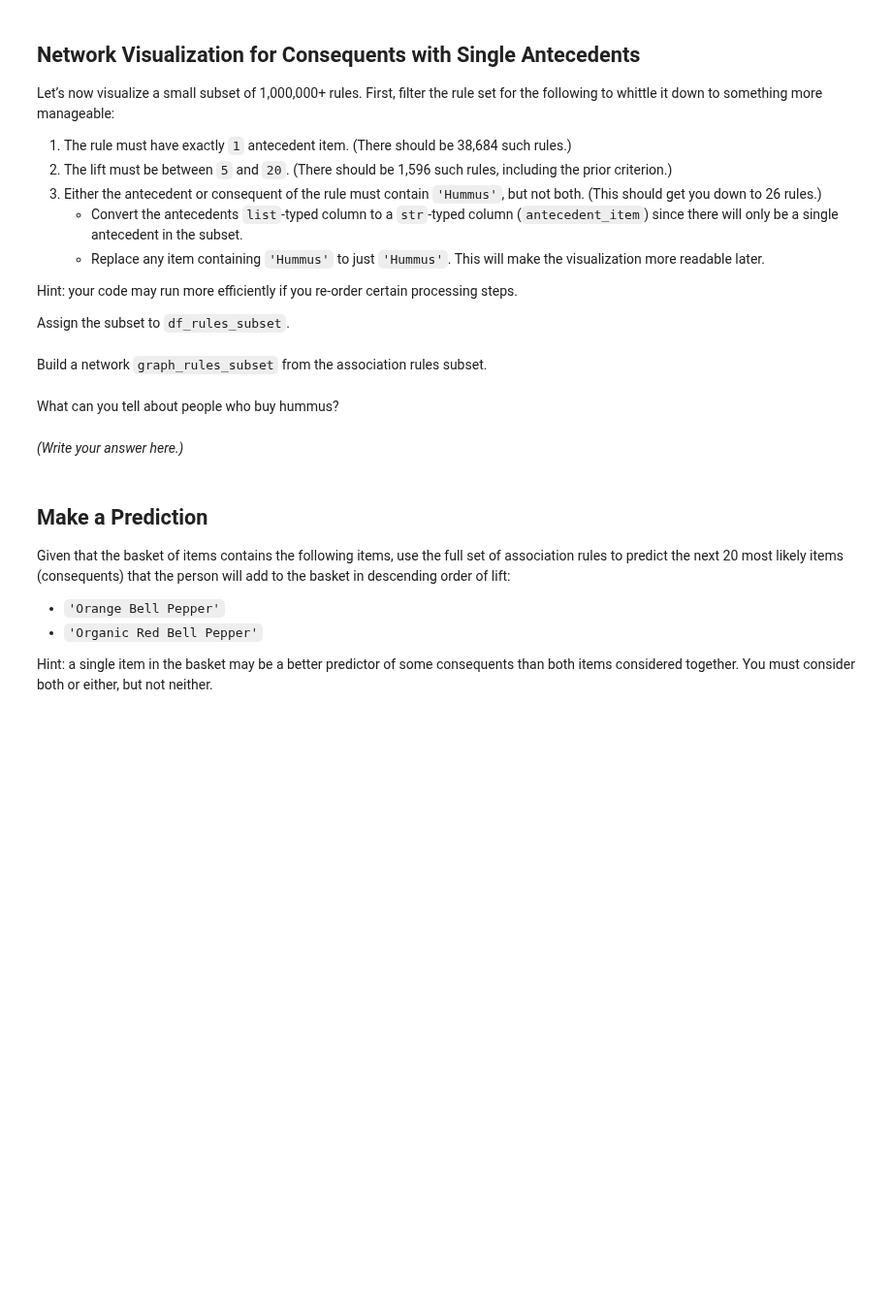
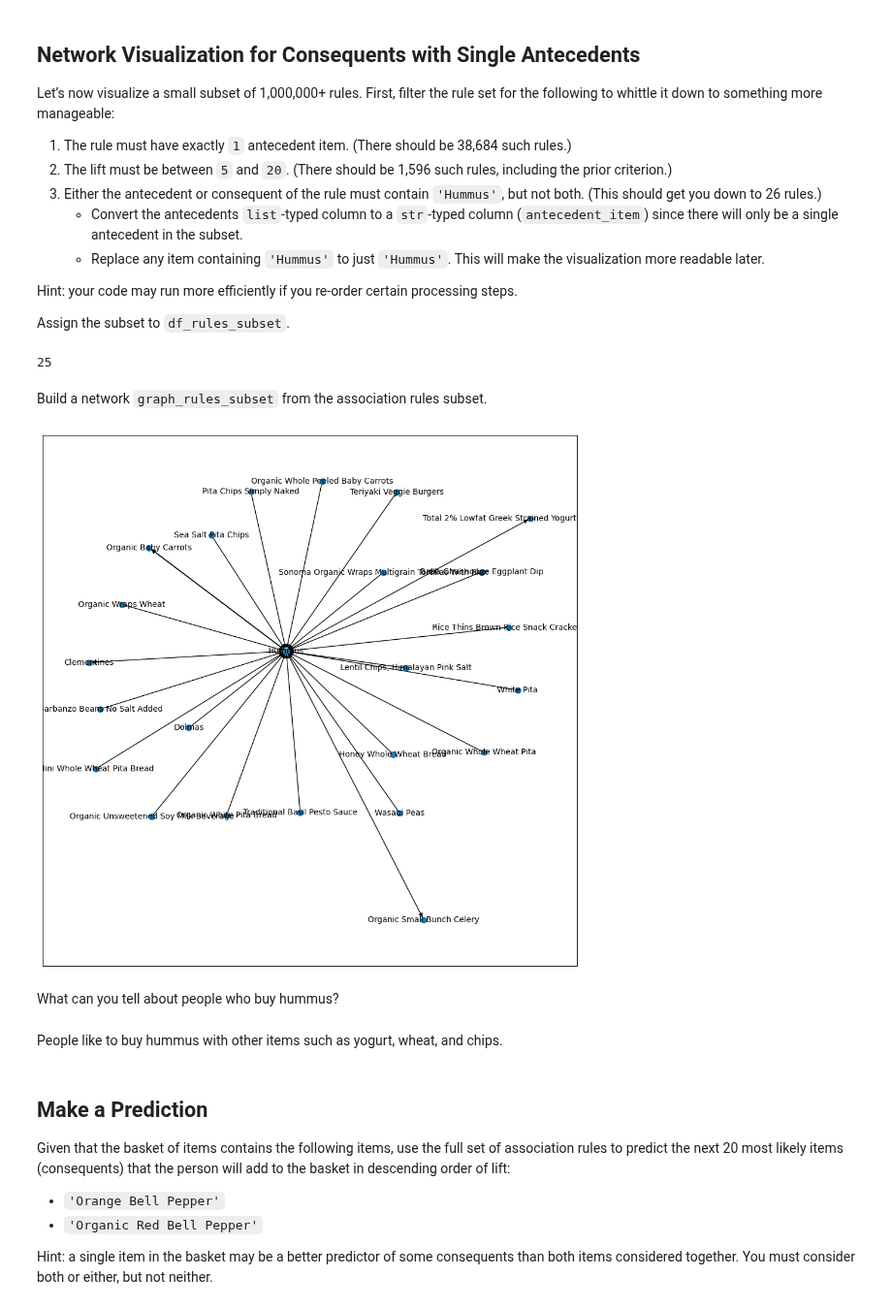
Before and after one commit to availe/CTP-Data-Science, a Jupyter notebook: Week-05-Unsupervised-Learning/Exercise-RD.ipynb, the cells around one changed output. Shown at 97% size. Drawn from its saved outputs; the diff is of its cells as text; code cells hidden in the pictures; blank space fills up the shorter version.

```diff
--- a/Week-05-Unsupervised-Learning/Exercise-RD.ipynb
+++ b/Week-05-Unsupervised-Learning/Exercise-RD.ipynb
@@ -121,18 +132,43 @@ df_rules_subset = # Something goes here. You can repeat this for as many steps a
+# %%
+# Define df_rules_subset.
+
+df_rules_subset = df_rules[
+    (df_rules['antecedent_items'].str.len() == 1) &
+    (df_rules['lift'] >= 5) & (df_rules['lift'] <= 20)
+].copy()
+
+df_rules_subset['antecedent_item'] = df_rules_subset['antecedent_items'].str[0]
+
+contains_hummus_in_antecedent = df_rules_subset['antecedent_item'].str.contains('Hummus')
+contains_hummus_in_consequent = df_rules_subset['consequent_item'].str.contains('Hummus')
+
+df_rules_subset = df_rules_subset[
+    contains_hummus_in_antecedent ^ contains_hummus_in_consequent
+]
+
+df_rules_subset['antecedent_item'] = df_rules_subset['antecedent_item'].str.replace('.*Hummus.*', 'Hummus', regex=True)
+df_rules_subset['consequent_item'] = df_rules_subset['consequent_item'].str.replace('.*Hummus.*', 'Hummus', regex=True)
+
+print(len(df_rules_subset))
+# %% [output]
+25
 # %% [markdown]
 Build a network `graph_rules_subset` from the association rules subset.
 # %%
 # Define graph_rules_subset, add the graph’s edges, and plot it. You may need a large figure size, smaller node size, and smaller font size.
 
 graph_rules_subset = nx.MultiDiGraph()
-graph_rules_subset.add_edges_from(
-    # Something goes here.
-)
+graph_rules_subset.add_edges_from(zip(df_rules_subset['antecedent_item'], df_rules_subset['consequent_item']))
 
-# Then render the graph.
+plt.figure(figsize=(12, 12))
+nx.draw_networkx(graph_rules_subset, pos=nx.spring_layout(graph_rules_subset, k=0.9), font_size=10, node_size=50, with_labels=True)
+plt.show()
+# %% [output]
+[figure, added]
 # %% [markdown]
 What can you tell about people who buy hummus?
-# %% [markdown]
-*(Write your answer here.)*
+# %% [markdown]
+People like to buy hummus with other items such as yogurt, wheat, and chips.
 # %% [markdown]
 ## Make a Prediction
 
```
Also changed, not shown: parts of 4 cells of this notebook.
